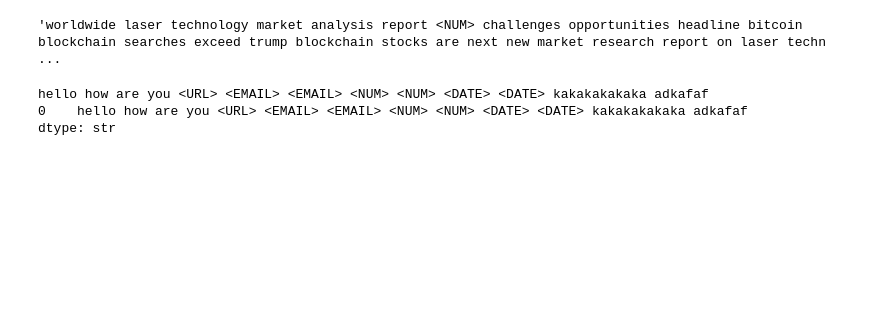
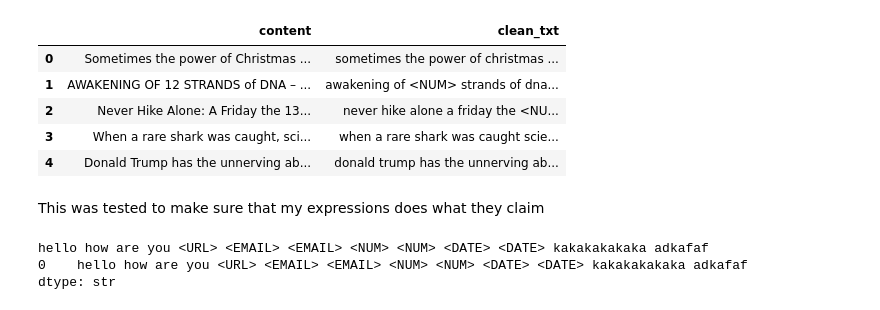
Before and after one commit to xitzkareem/ku3, a Jupyter notebook: GDS/as1/as1.ipynb, the cells around one changed output. Saved outputs shown, nothing was run; the diff lists cells and outputs as text; code cells hidden in the pictures; blank space fills up the shorter version.

```diff
--- a/GDS/as1/as1.ipynb
+++ b/GDS/as1/as1.ipynb
@@ -90,27 +141,35 @@ memory usage: 31.4 KB
 # %%
-# Most of these expression was taken from stack overflow
-# I used pandas to read the csv file, that forced me to using str. method, that turns a series into a string, if
-#x.str..... (pandas method)
-## Vectorization : This design proccesses the whole series rather than a single string, I could have used the 'apply()' method which loops through each row, but this method is faster
+# Most of these expression was taken from stack-overflow aand the internet
+#str.  is a pandas method, that turns tells pandas to treat every row in the series as a string, and then apply the method to it,
+# for example 'str.lower()' turns every row in the series to lowercase, and 'str.replace()' replaces the pattern with the specified string in every row of the series
+## Vectorization : This design proccesses the whole series at once rather than iterating through every element
+# I could have used the 'apply()' method which loops through each row, but this method is faster
 ## .apply() method : A hidden for-loop that iterates through each (column)
 def clean_text(series):
     series = series.str.lower()
     series = series.str.replace(r'https?://\S+|www\.\S+', '<URL>', regex=True)
     series = series.str.replace(r'[\w.-]+@[\w]+\.[\w]+', '<EMAIL>' ,regex=True)
     series = series.str.replace(r'\d{2,4}[-/]\d{2,4}[-/]\d{2,4}', '<DATE>', regex=True)
     #series = series.str.replace(r'\d{1,2}/\d{1,2}/\d{2,4}', '<DATE>', regex=True)
     series = series.str.replace(r'\d+', '<NUM>', regex=True)
     series = series.str.replace(r'\s+', ' ', regex=True)
     series = series.str.replace(r'[^\w\s<>]', ' ', regex=True)
     series = series.str.replace(r'\s+', ' ', regex=True)
     series = series.str.strip()
     return series
 
 df['clean_txt'] = clean_text(df['content'])
-
-df.iloc[160, 16]
+pd.set_option('display.max_colwidth', 400)
+df[['content', 'clean_txt']].head()
 # %% [output]
-'worldwide laser technology market analysis report <NUM> challenges opportunities headline bitcoin blockchain searches exceed trump blockchain stocks are next new market research report on laser techn ...
+|  | content | clean_txt |
+| 0 | Sometimes the power of Christmas ... | sometimes the power of christmas ... |
+| 1 | AWAKENING OF 12 STRANDS of DNA – ... | awakening of <NUM> strands of dna... |
+| 2 | Never Hike Alone: A Friday the 13... | never hike alone a friday the <NU... |
+| 3 | When a rare shark was caught, sci... | when a rare shark was caught scie... |
+| 4 | Donald Trump has the unnerving ab... | donald trump has the unnerving ab... |
+# %% [markdown]
+This was tested to make sure that my expressions does what they claim
 # %%
 ## .sub is a regex methods that handles strings, not a series, a different approach to cleaning
 text = '''Hello how are you www.google.com    akdad@outlook.com
```
Also changed, not shown: parts of 28 cells of this notebook, 1 other file.
